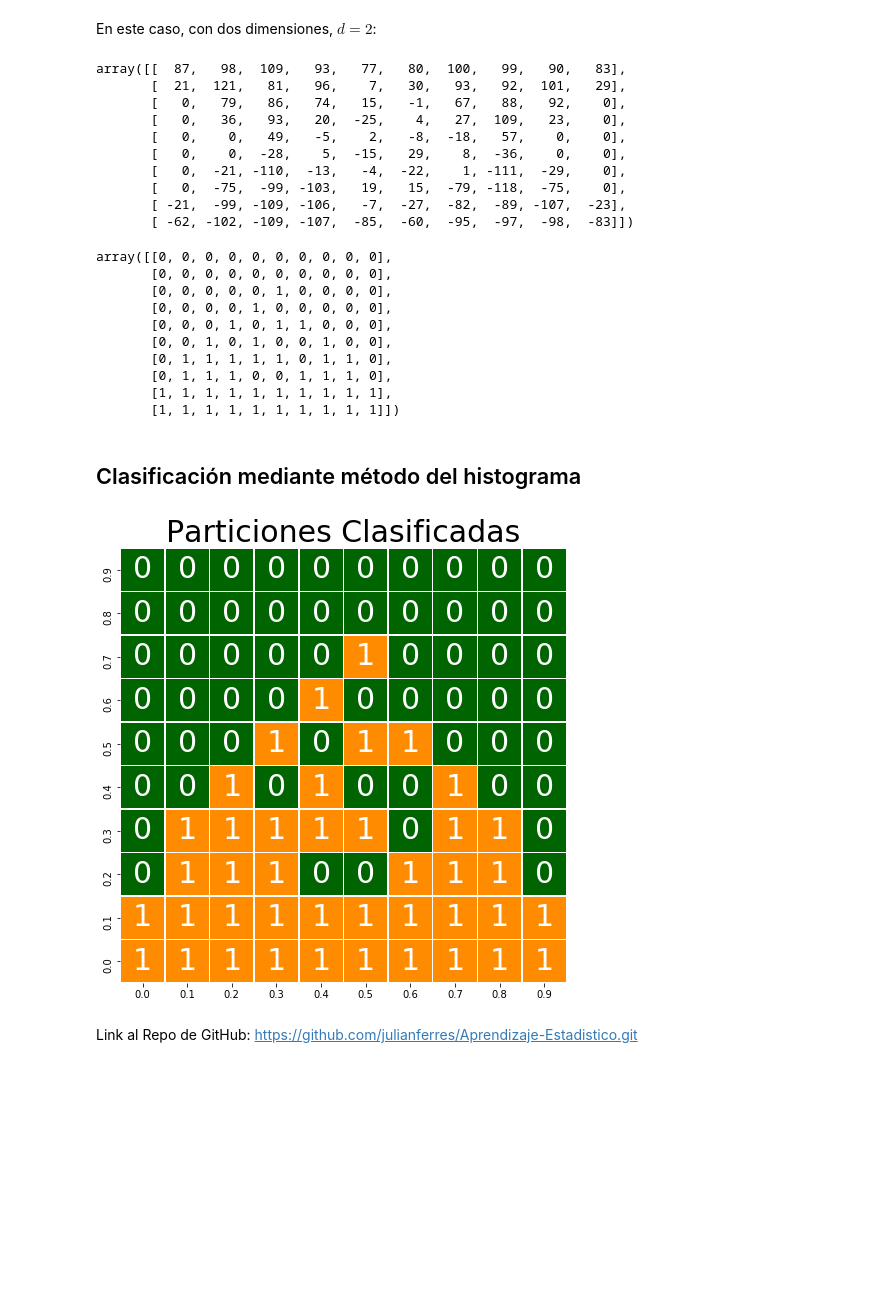
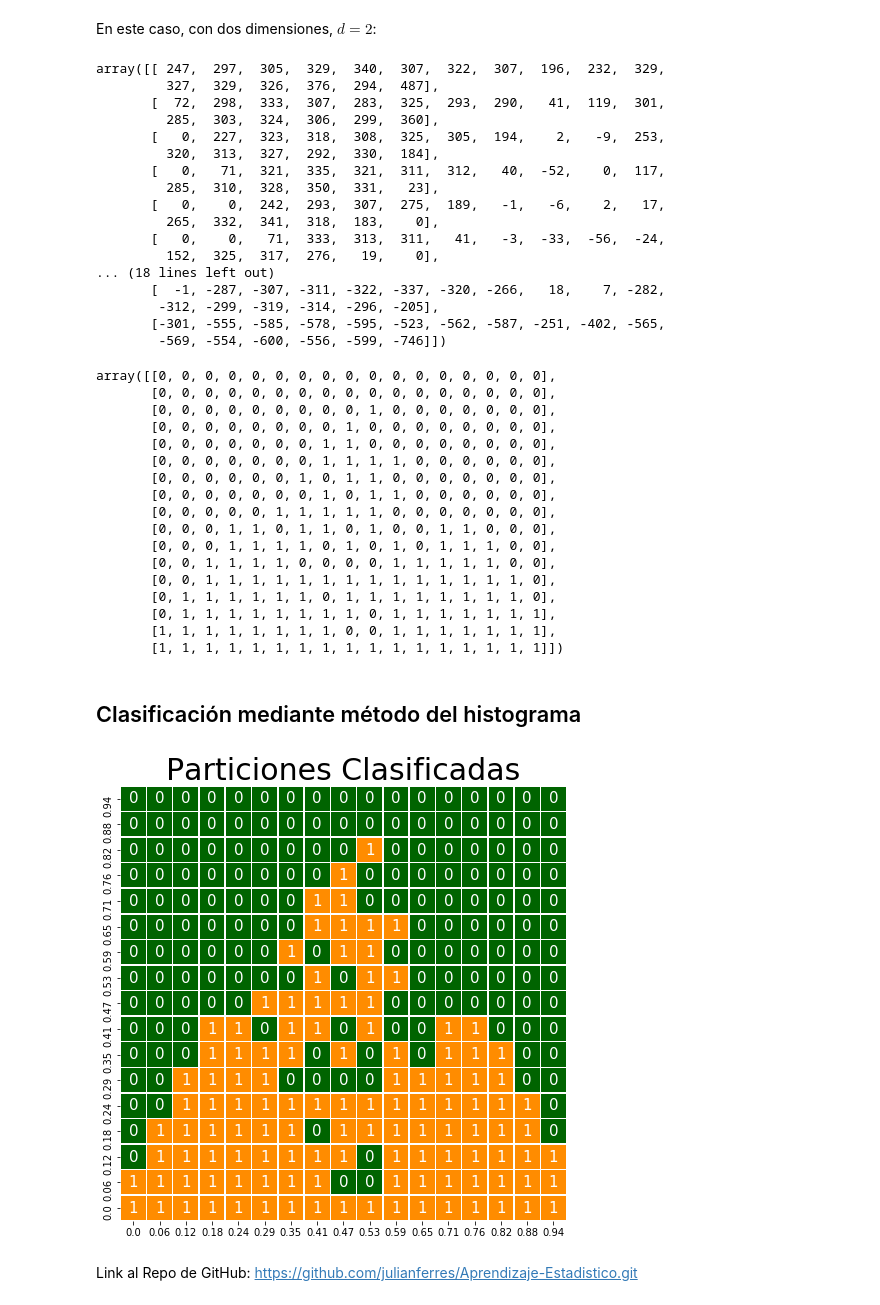
Before and after one commit to julianferres/Aprendizaje-Estadistico, a Jupyter notebook: Ejercicios/02-Clasificador por particiones/clasificador_particiones.ipynb, the cells around one changed output. Cells and saved outputs as stored; diff of their text form; code cells hidden in the pictures; blank space fills up the shorter version.

```diff
--- a/Ejercicios/02-Clasificador por particiones/clasificador_particiones.ipynb
+++ b/Ejercicios/02-Clasificador por particiones/clasificador_particiones.ipynb
@@ -29,7 +29,7 @@ import matplotlib.pyplot as plt
 import seaborn as sns
 %matplotlib inline
 # %%
-n = 10000 #Tamaño de muestra
+n = 100000 #Tamaño de muestra
 # %%
 muestra = np.zeros((n,3))
 # %% [markdown]
@@ -89,43 +89,57 @@ for_heatmap = f_vec(particion) #Mapeo todos los numeros a 0 o 1
 # %%
 particion
 # %% [output]
-array([[  87,   98,  109,   93,   77,   80,  100,   99,   90,   83],
-       [  21,  121,   81,   96,    7,   30,   93,   92,  101,   29],
-       [   0,   79,   86,   74,   15,   -1,   67,   88,   92,    0],
-       [   0,   36,   93,   20,  -25,    4,   27,  109,   23,    0],
-       [   0,    0,   49,   -5,    2,   -8,  -18,   57,    0,    0],
-       [   0,    0,  -28,    5,  -15,   29,    8,  -36,    0,    0],
-       [   0,  -21, -110,  -13,   -4,  -22,    1, -111,  -29,    0],
-       [   0,  -75,  -99, -103,   19,   15,  -79, -118,  -75,    0],
-       [ -21,  -99, -109, -106,   -7,  -27,  -82,  -89, -107,  -23],
-       [ -62, -102, -109, -107,  -85,  -60,  -95,  -97,  -98,  -83]])
+array([[ 247,  297,  305,  329,  340,  307,  322,  307,  196,  232,  329,
+         327,  329,  326,  376,  294,  487],
+       [  72,  298,  333,  307,  283,  325,  293,  290,   41,  119,  301,
+         285,  303,  324,  306,  299,  360],
+       [   0,  227,  323,  318,  308,  325,  305,  194,    2,   -9,  253,
+         320,  313,  327,  292,  330,  184],
+       [   0,   71,  321,  335,  321,  311,  312,   40,  -52,    0,  117,
+         285,  310,  328,  350,  331,   23],
+       [   0,    0,  242,  293,  307,  275,  189,   -1,   -6,    2,   17,
+         265,  332,  341,  318,  183,    0],
+       [   0,    0,   71,  333,  313,  311,   41,   -3,  -33,  -56,  -24,
+         152,  325,  317,  276,   19,    0],
+... (18 lines left out)
+       [  -1, -287, -307, -311, -322, -337, -320, -266,   18,    7, -282,
+        -312, -299, -319, -314, -296, -205],
+       [-301, -555, -585, -578, -595, -523, -562, -587, -251, -402, -565,
+        -569, -554, -600, -556, -599, -746]])
 # %%
 for_heatmap
 # %% [output]
-array([[0, 0, 0, 0, 0, 0, 0, 0, 0, 0],
-       [0, 0, 0, 0, 0, 0, 0, 0, 0, 0],
-       [0, 0, 0, 0, 0, 1, 0, 0, 0, 0],
-       [0, 0, 0, 0, 1, 0, 0, 0, 0, 0],
-       [0, 0, 0, 1, 0, 1, 1, 0, 0, 0],
-       [0, 0, 1, 0, 1, 0, 0, 1, 0, 0],
-       [0, 1, 1, 1, 1, 1, 0, 1, 1, 0],
-       [0, 1, 1, 1, 0, 0, 1, 1, 1, 0],
-       [1, 1, 1, 1, 1, 1, 1, 1, 1, 1],
-       [1, 1, 1, 1, 1, 1, 1, 1, 1, 1]])
+array([[0, 0, 0, 0, 0, 0, 0, 0, 0, 0, 0, 0, 0, 0, 0, 0, 0],
+       [0, 0, 0, 0, 0, 0, 0, 0, 0, 0, 0, 0, 0, 0, 0, 0, 0],
+       [0, 0, 0, 0, 0, 0, 0, 0, 0, 1, 0, 0, 0, 0, 0, 0, 0],
+       [0, 0, 0, 0, 0, 0, 0, 0, 1, 0, 0, 0, 0, 0, 0, 0, 0],
+       [0, 0, 0, 0, 0, 0, 0, 1, 1, 0, 0, 0, 0, 0, 0, 0, 0],
+       [0, 0, 0, 0, 0, 0, 0, 1, 1, 1, 1, 0, 0, 0, 0, 0, 0],
+       [0, 0, 0, 0, 0, 0, 1, 0, 1, 1, 0, 0, 0, 0, 0, 0, 0],
+       [0, 0, 0, 0, 0, 0, 0, 1, 0, 1, 1, 0, 0, 0, 0, 0, 0],
+       [0, 0, 0, 0, 0, 1, 1, 1, 1, 1, 0, 0, 0, 0, 0, 0, 0],
+       [0, 0, 0, 1, 1, 0, 1, 1, 0, 1, 0, 0, 1, 1, 0, 0, 0],
+       [0, 0, 0, 1, 1, 1, 1, 0, 1, 0, 1, 0, 1, 1, 1, 0, 0],
+       [0, 0, 1, 1, 1, 1, 0, 0, 0, 0, 1, 1, 1, 1, 1, 0, 0],
+       [0, 0, 1, 1, 1, 1, 1, 1, 1, 1, 1, 1, 1, 1, 1, 1, 0],
+       [0, 1, 1, 1, 1, 1, 1, 0, 1, 1, 1, 1, 1, 1, 1, 1, 0],
+       [0, 1, 1, 1, 1, 1, 1, 1, 1, 0, 1, 1, 1, 1, 1, 1, 1],
+       [1, 1, 1, 1, 1, 1, 1, 1, 0, 0, 1, 1, 1, 1, 1, 1, 1],
+       [1, 1, 1, 1, 1, 1, 1, 1, 1, 1, 1, 1, 1, 1, 1, 1, 1]])
 # %% [markdown]
 ## Clasificación mediante método del histograma
 # %%
 dims = (8, 8)
 fig, axs = plt.subplots(figsize=dims)
-
-g = sns.heatmap(for_heatmap, annot= True , linewidths=.5,cmap=['darkgreen','darkorange'],\
-                cbar = False, annot_kws={"size": 30},\
+annotable = (n<1000000)
+g = sns.heatmap(for_heatmap, annot = annotable , linewidths=.5,cmap=['darkgreen','darkorange'],\
+                cbar = False, annot_kws={"size": 15},\
                 xticklabels = [round(x/d_n,2) for x in range(d_n)],\
                 yticklabels = [(round(1-x/d_n,2)) for x in range(1,d_n+1)])
 
 g.set_title('Particiones Clasificadas' , size = 30)
 plt.show()
 # %% [output]
-[figure, old version]
+[figure, new version]
 # %% [markdown]
 Link al Repo de GitHub: https://github.com/julianferres/Aprendizaje-Estadistico.git
```
Also changed, not shown: parts of 1 cell of this notebook, 17 other files.
